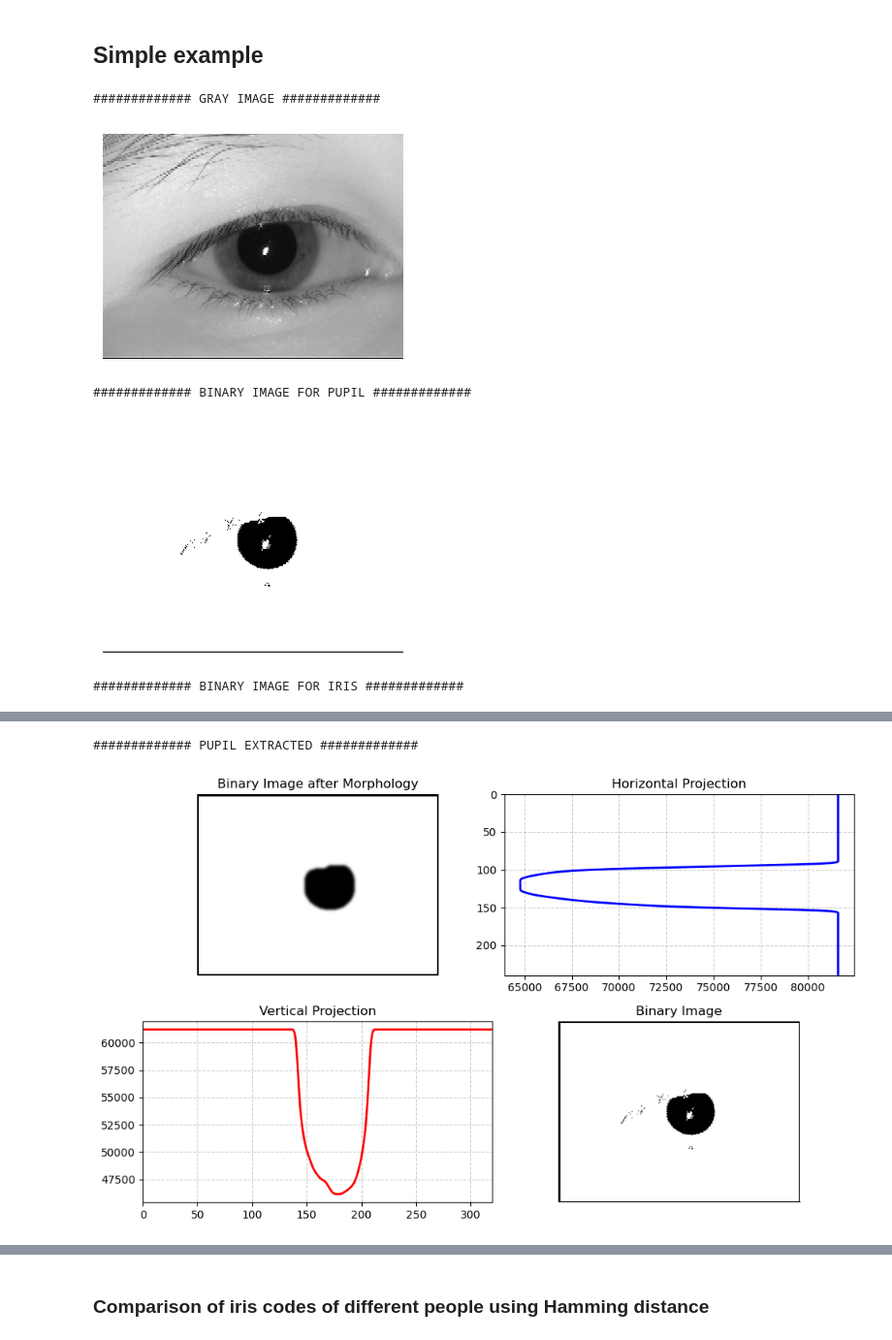
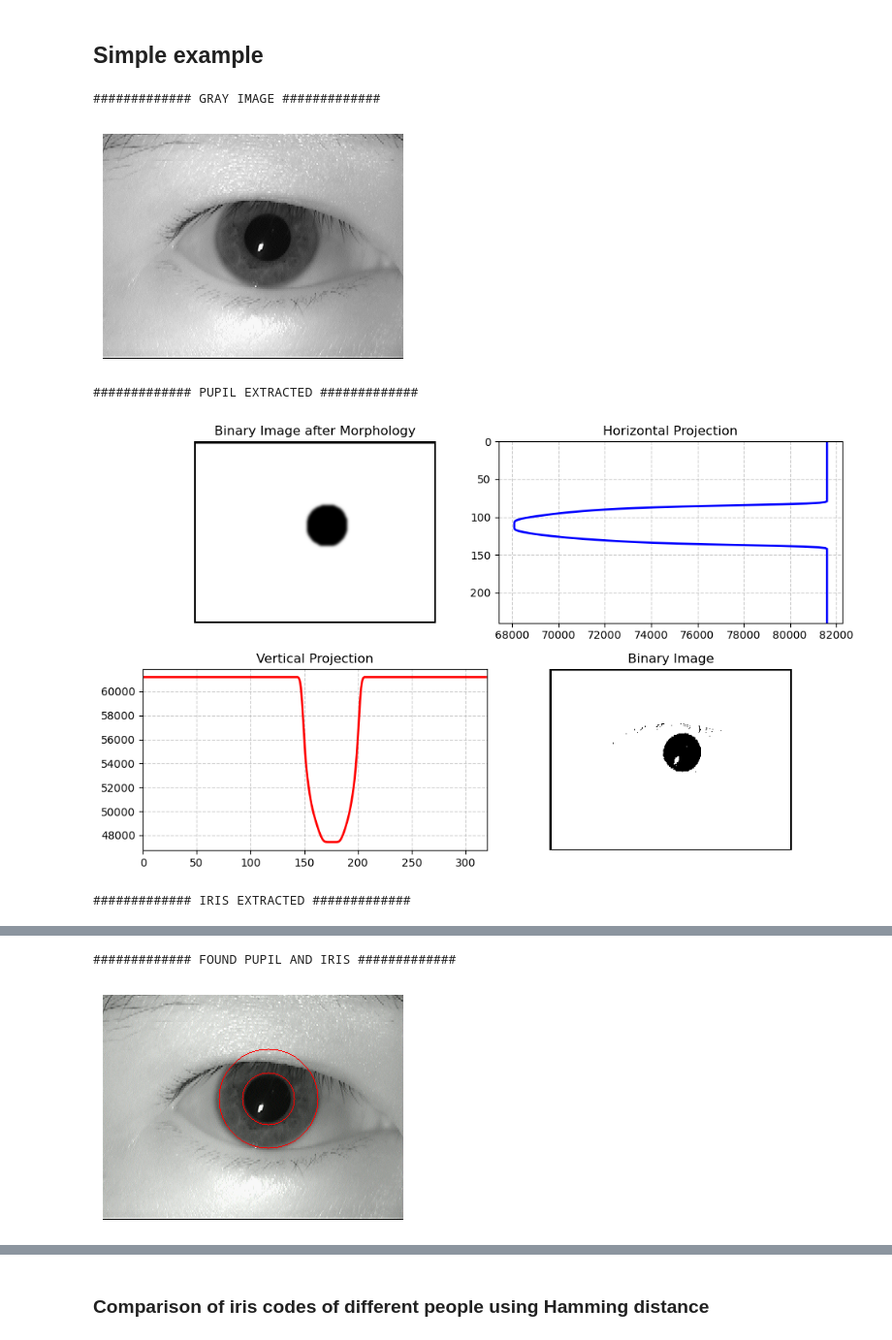
Before and after one commit to FilipLangiewicz/IrisPrediction, a Jupyter notebook: main.ipynb, the cells around one changed output, grey strips where cells are left out. Shown at 97% size. Saved outputs shown, nothing was run; the diff lists cells and outputs as text; code cells hidden in the pictures.

```diff
--- a/main.ipynb
+++ b/main.ipynb
@@ -652,15 +725,15 @@ for file in os.listdir("data"):
         print(f"Processed {file_path}")
         predictIris(file_path, save=True)
 # %%
-person_id = 43
-eye = 'left'
-photo_number = 2
+person_id = 42
+eye = 'right'
+photo_number = 3
 path = os.path.join(f'data/eye_p{person_id:02d}_{eye}{photo_number}.bmp')
 
-irisCode = predictIris(path, f = np.pi + 0.1, sigma=4.42, save=True)
+irisCode = predictIris(path, f = np.pi, sigma=4.42, save=True)
 # %% [output]
 ############# GRAY IMAGE #############
-[figure, old version]
+[figure, new version]
-############# BINARY IMAGE FOR PUPIL #############
+############# PUPIL EXTRACTED #############
-[figure, old version]
+[figure, new version]
-############# BINARY IMAGE FOR IRIS #############
+############# IRIS EXTRACTED #############
@@ -668,2 +741,2 @@ irisCode = predictIris(path, f = np.pi + 0.1, sigma=4.42, save=True)
-############# PUPIL EXTRACTED #############
+############# FOUND PUPIL AND IRIS #############
-[figure, old version]
+[figure, new version]
```
Also changed, not shown: parts of 21 cells of this notebook, 13 other files.
